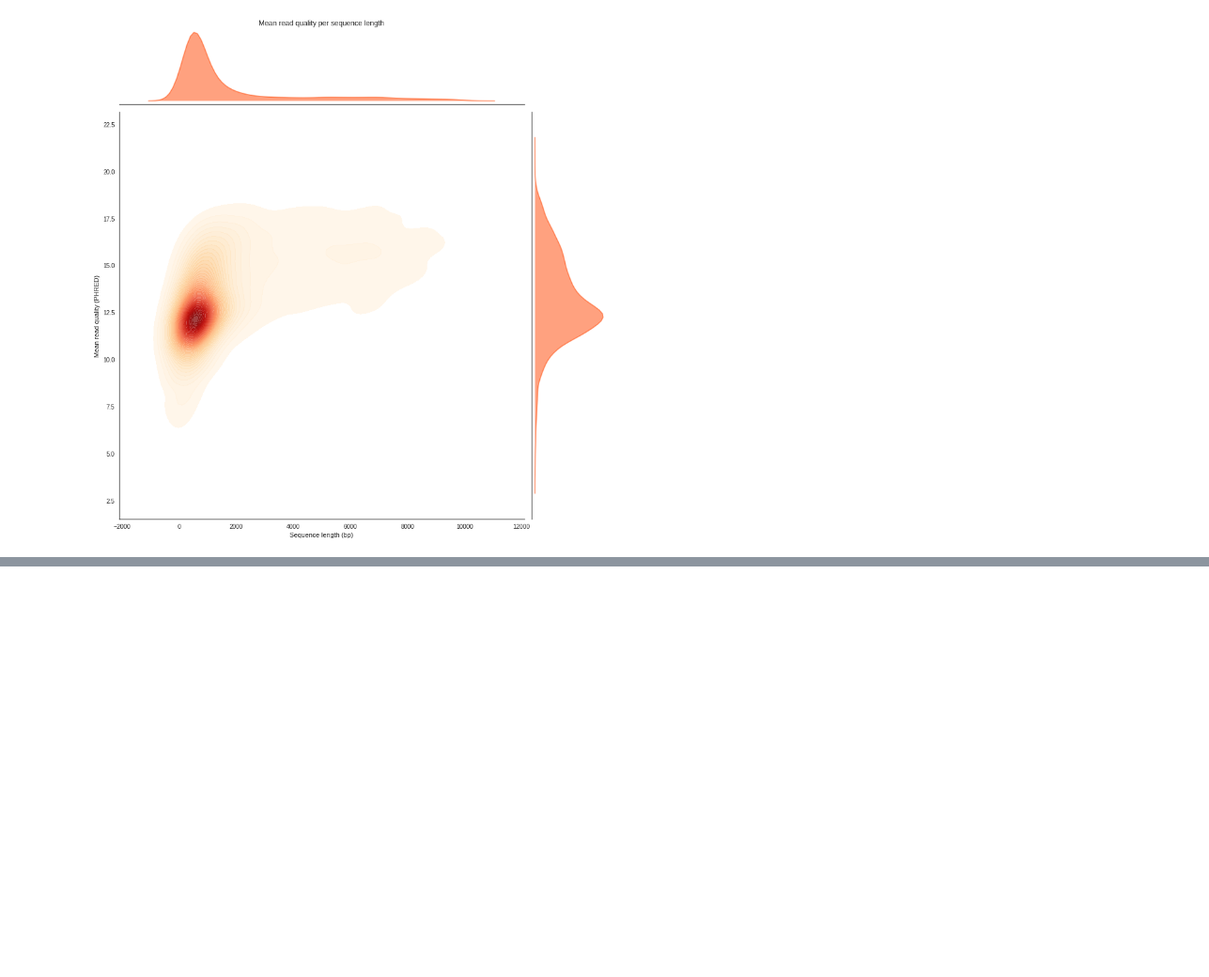
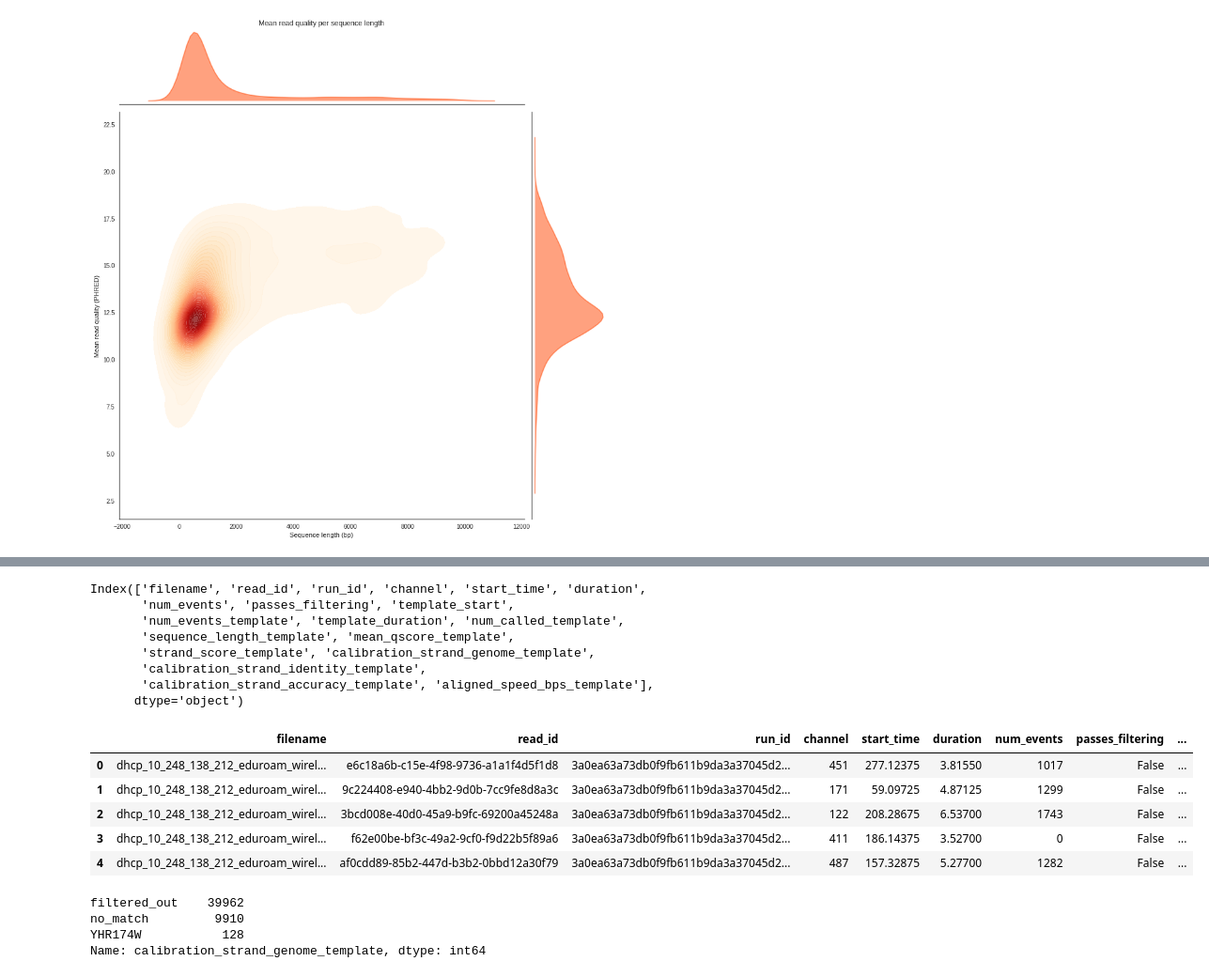
Before and after one commit to a-slide/pycoQC, a Jupyter notebook: pycoQC/test_pycoQC.ipynb, the cells around one changed output, grey strips where cells are left out. Shown at 94% size. Cells and saved outputs as stored; diff of their text form; code cells hidden in the pictures; blank space fills up the shorter version.

```diff
--- a/pycoQC/test_pycoQC.ipynb
+++ b/pycoQC/test_pycoQC.ipynb
@@ -453,0 +384,26 @@ g = p.reads_len_quality(kde=True, kde_cmap='OrRd', kde_alpha=0.75, kde_levels=50
+# %%
+df = pd.read_csv("./data/sequencing_summary_1D_RNA_Albacore_2.0.1.txt", sep ="\t")
+pp (df.columns)
+display(df.head())
+# %% [output]
+Index(['filename', 'read_id', 'run_id', 'channel', 'start_time', 'duration',
+       'num_events', 'passes_filtering', 'template_start',
+       'num_events_template', 'template_duration', 'num_called_template',
+       'sequence_length_template', 'mean_qscore_template',
+       'strand_score_template', 'calibration_strand_genome_template',
+       'calibration_strand_identity_template',
+       'calibration_strand_accuracy_template', 'aligned_speed_bps_template'],
+      dtype='object')
+|  | filename | read_id | run_id | channel | start_time | duration | num_events | passes_filtering | ... |
+| 0 | dhcp_10_248_138_212_eduroam_wirel... | e6c18a6b-c15e-4f98-9736-a1a1f4d5f1d8 | 3a0ea63a73db0f9fb611b9da3a37045d2... | 451 | 277.12375 | 3.81550 | 1017 | False | ... |
+| 1 | dhcp_10_248_138_212_eduroam_wirel... | 9c224408-e940-4bb2-9d0b-7cc9fe8d8a3c | 3a0ea63a73db0f9fb611b9da3a37045d2... | 171 | 59.09725 | 4.87125 | 1299 | False | ... |
+| 2 | dhcp_10_248_138_212_eduroam_wirel... | 3bcd008e-40d0-45a9-b9fc-69200a45248a | 3a0ea63a73db0f9fb611b9da3a37045d2... | 122 | 208.28675 | 6.53700 | 1743 | False | ... |
+| 3 | dhcp_10_248_138_212_eduroam_wirel... | f62e00be-bf3c-49a2-9cf0-f9d22b5f89a6 | 3a0ea63a73db0f9fb611b9da3a37045d2... | 411 | 186.14375 | 3.52700 | 0 | False | ... |
+| 4 | dhcp_10_248_138_212_eduroam_wirel... | af0cdd89-85b2-447d-b3b2-0bbd12a30f79 | 3a0ea63a73db0f9fb611b9da3a37045d2... | 487 | 157.32875 | 5.27700 | 1282 | False | ... |
+# %%
+df["calibration_strand_genome_template"].value_counts()
+# %% [output]
+filtered_out    39962
+no_match         9910
+YHR174W           128
+Name: calibration_strand_genome_template, dtype: int64
```
Also changed, not shown: parts of 29 cells of this notebook, 3 other files.
